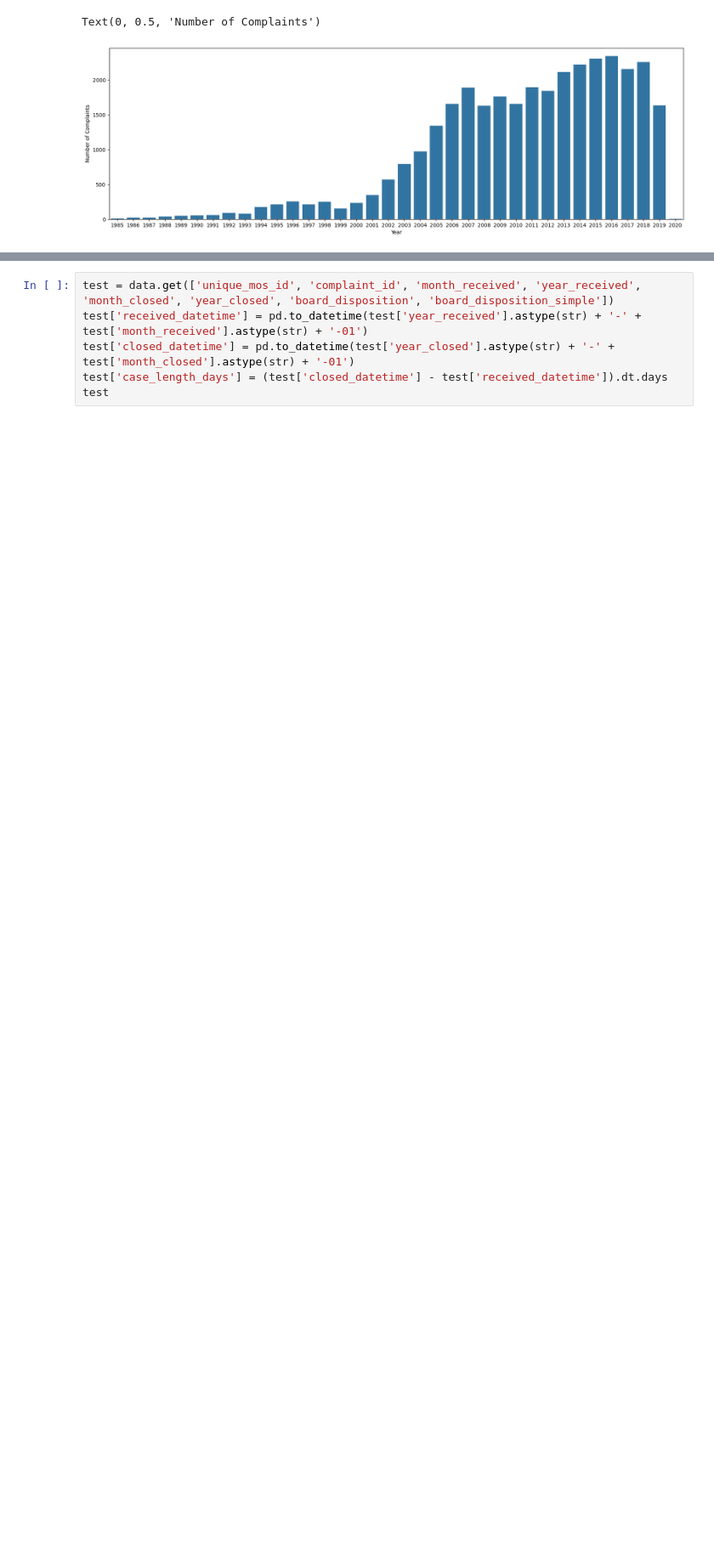
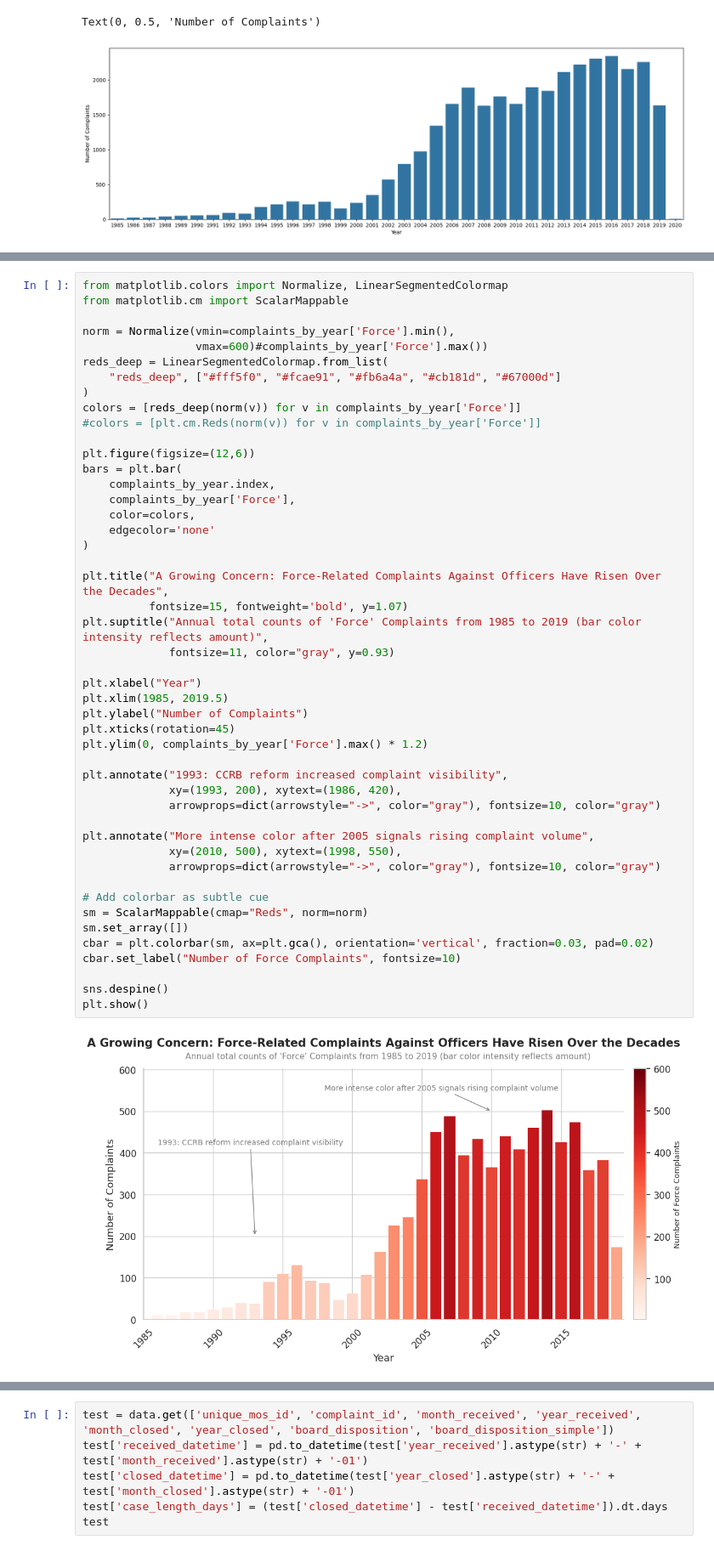
Before and after one commit to vmlau/DSC106_Project2, a Jupyter notebook: project_2.ipynb, the cells around one changed output, grey strips where cells are left out. Shown at 85% size. Drawn from its saved outputs; the diff is of its cells as text; blank space fills up the shorter version.

```diff
--- a/project_2.ipynb
+++ b/project_2.ipynb
@@ -536,0 +622,49 @@ Text(0, 0.5, 'Number of Complaints')
+# %%
+from matplotlib.colors import Normalize, LinearSegmentedColormap
+from matplotlib.cm import ScalarMappable
+
+norm = Normalize(vmin=complaints_by_year['Force'].min(),
+                 vmax=600)#complaints_by_year['Force'].max())
+reds_deep = LinearSegmentedColormap.from_list(
+    "reds_deep", ["#fff5f0", "#fcae91", "#fb6a4a", "#cb181d", "#67000d"]
+)
+colors = [reds_deep(norm(v)) for v in complaints_by_year['Force']]
+#colors = [plt.cm.Reds(norm(v)) for v in complaints_by_year['Force']]
+
+plt.figure(figsize=(12,6))
+bars = plt.bar(
+    complaints_by_year.index,
+    complaints_by_year['Force'],
+    color=colors,
+    edgecolor='none'
+)
+
+plt.title("A Growing Concern: Force-Related Complaints Against Officers Have Risen Over the Decades",
+          fontsize=15, fontweight='bold', y=1.07)
+plt.suptitle("Annual total counts of 'Force' Complaints from 1985 to 2019 (bar color intensity reflects amount)",
+             fontsize=11, color="gray", y=0.93)
+
+plt.xlabel("Year")
+plt.xlim(1985, 2019.5)
+plt.ylabel("Number of Complaints")
+plt.xticks(rotation=45)
+plt.ylim(0, complaints_by_year['Force'].max() * 1.2)
+
+plt.annotate("1993: CCRB reform increased complaint visibility",
+             xy=(1993, 200), xytext=(1986, 420),
+             arrowprops=dict(arrowstyle="->", color="gray"), fontsize=10, color="gray")
+
+plt.annotate("More intense color after 2005 signals rising complaint volume",
+             xy=(2010, 500), xytext=(1998, 550),
+             arrowprops=dict(arrowstyle="->", color="gray"), fontsize=10, color="gray")
+
+# Add colorbar as subtle cue
+sm = ScalarMappable(cmap="Reds", norm=norm)
+sm.set_array([])
+cbar = plt.colorbar(sm, ax=plt.gca(), orientation='vertical', fraction=0.03, pad=0.02)
+cbar.set_label("Number of Force Complaints", fontsize=10)
+
+sns.despine()
+plt.show()
+# %% [output]
+[figure, added]
```
Also changed, not shown: parts of 8 cells of this notebook.
